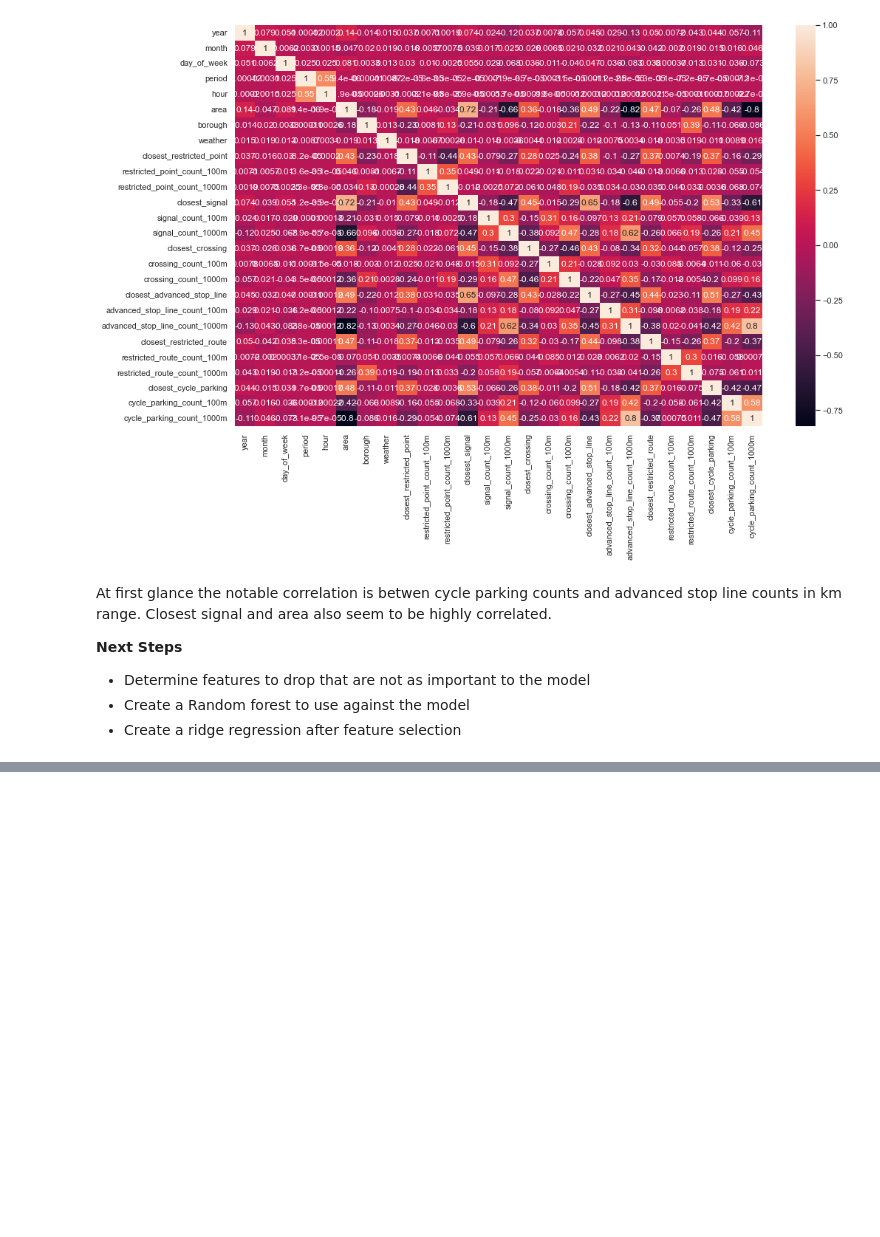
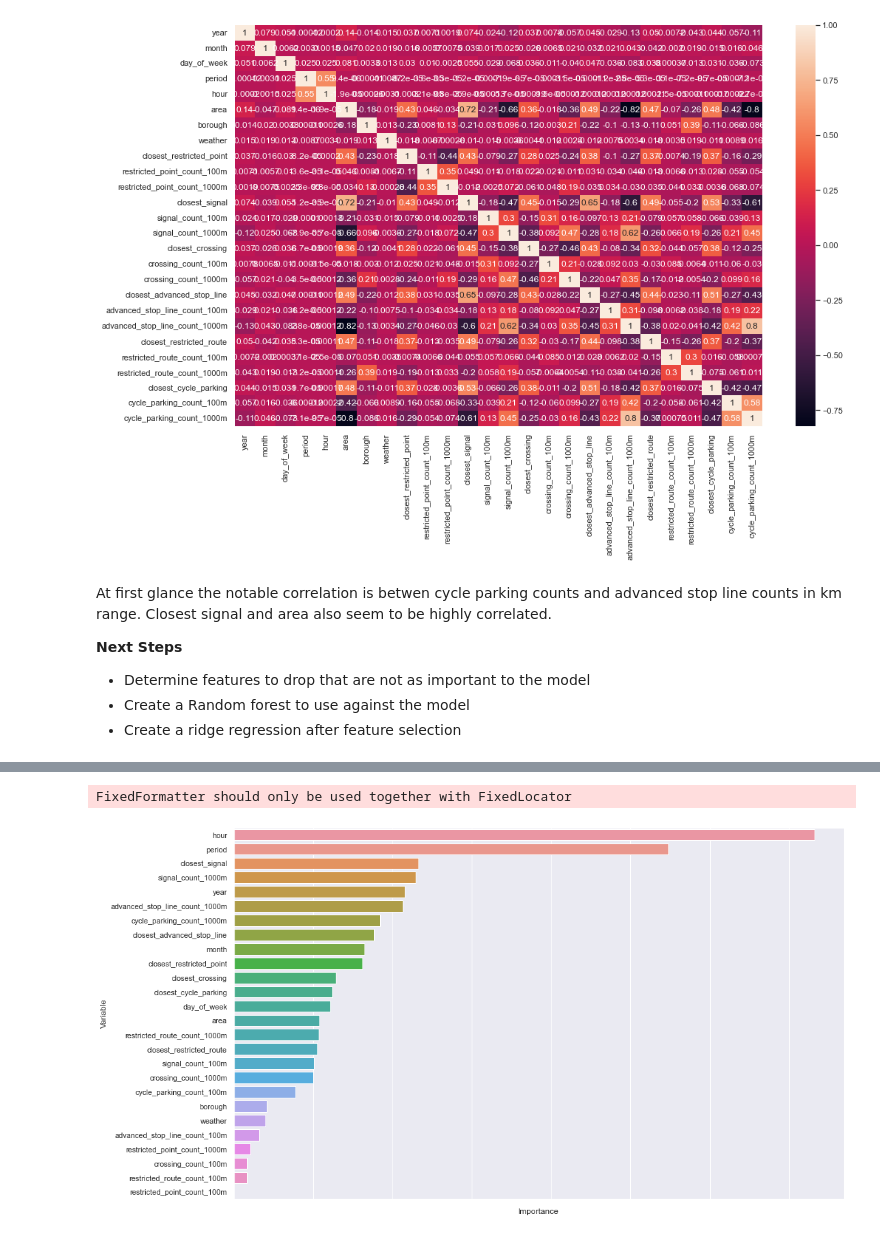
Before and after one commit to PatKang/LSE_DreamTeam, a Jupyter notebook: london_data_regressiontree.ipynb, the cells around one changed output, grey strips where cells are left out. Saved outputs shown, nothing was run; the diff lists cells and outputs as text; code cells hidden in the pictures; blank space fills up the shorter version.

```diff
--- a/london_data_regressiontree.ipynb
+++ b/london_data_regressiontree.ipynb
@@ -402,0 +463,9 @@ At first glance the notable correlation is betwen cycle parking counts and advan
+# %%
+# Create a base model to run the algorithm
+random_forest = RandomForestRegressor()
+# Specify a random search of parameters using 3-fold cross validation and search across 100 combinations using all available cores
+rf_random = RandomizedSearchCV(estimator = random_forest, param_distributions = random_grid, n_iter = 100, cv = 3, verbose = 2,
+                               random_state = 30, n_jobs = -1)
+
+# Fit the random search model
+rf_random.fit(X_train, y_train)
@@ -402,0 +480,19 @@ At first glance the notable correlation is betwen cycle parking counts and advan
+# %%
+# Now we can run the regression tree with the suggested hyperparameters
+forest = RandomForestRegressor(n_estimators = 1400, max_features = 'sqrt', bootstrap = False,
+                               n_jobs = -1, max_depth = 100, min_samples_leaf = 1, min_samples_split = 5
+                               )
+
+forest.fit(X_train, y_train)
+forest_predict = forest.predict(X_test)
+
+# Print the evaluation
+mae = round(metrics.mean_absolute_error(y_test, y_pred), 2)
+mse = round(metrics.mean_squared_error(y_test, y_pred), 2)
+rmse = round(math.sqrt(metrics.mean_squared_error(y_test, y_pred)),2)
+
+print('Mean Absolute Error: ', mae)
+print('Mean squared Error: ', rmse)
+print('Root Mean Squared Error', rmse)
+
+print(round(rmse-mae,2))
@@ -402,0 +523,19 @@ At first glance the notable correlation is betwen cycle parking counts and advan
+# %%
+# Create a DF to store the importances of the variables
+forest_df = pd.DataFrame({'Variable': X.columns,
+                         'Importance': forest.feature_importances_})\
+                         .sort_values('Importance', ascending = False)
+
+
+# Visualize the importances with a bachart
+sns.set(rc={'figure.figsize':(16,10)})
+
+viz = sns.barplot(data = forest_df,
+                  x = 'Importance',
+                  y = 'Variable')
+
+viz.set_xticklabels(viz.get_xticklabels(), rotation = 40, ha = 'right')
+plt.show()
+# %% [output]
+FixedFormatter should only be used together with FixedLocator
+[figure, added]
```
Also changed, not shown: parts of 14 cells of this notebook.
